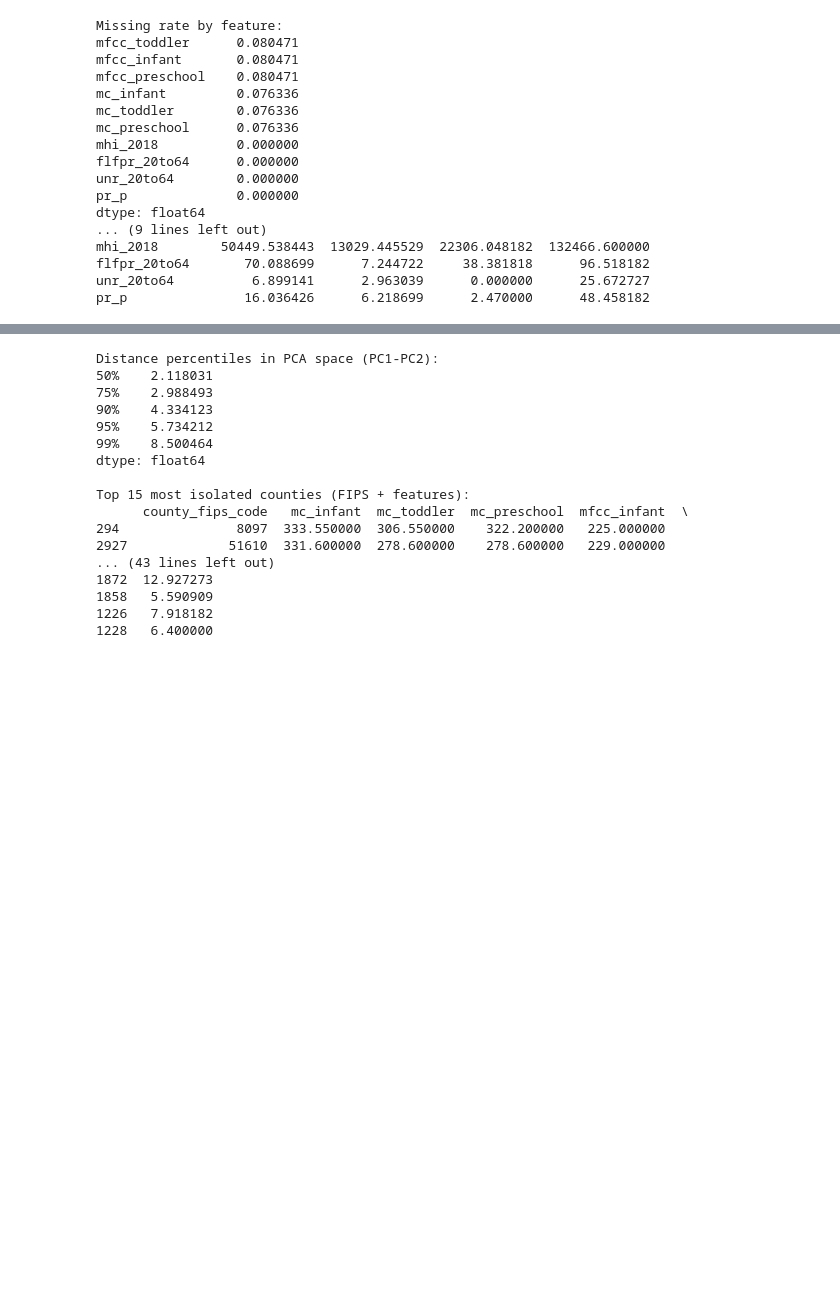
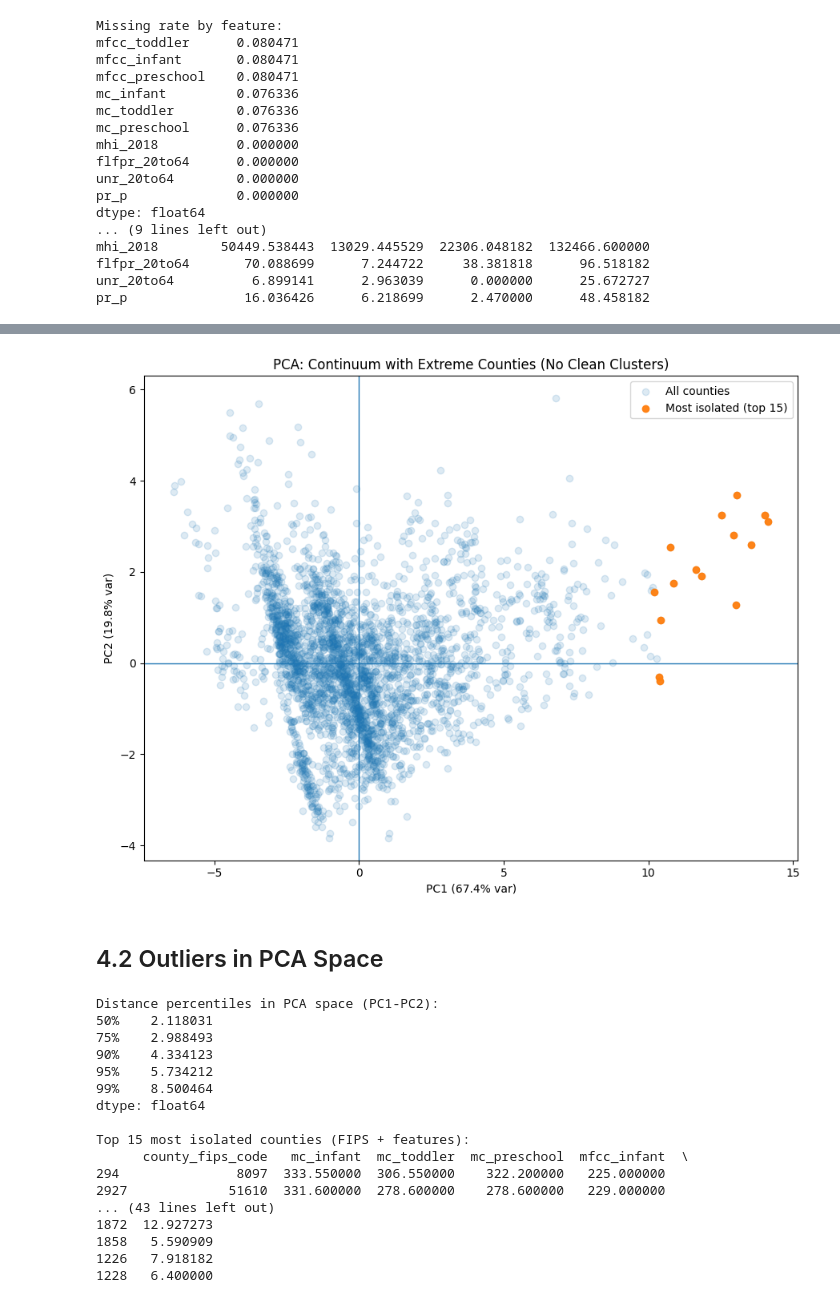
Before and after one commit to shonnvs-code/Team4-A1-BA820-Project, a Jupyter notebook: Kai_Tran_ProjectM2_Q1_BA820_Team_4_Childcare_Costs.ipynb, the cells around one changed output, grey strips where cells are left out. Saved outputs shown, nothing was run; the diff lists cells and outputs as text; code cells hidden in the pictures; blank space fills up the shorter version.

```diff
--- a/Kai_Tran_ProjectM2_Q1_BA820_Team_4_Childcare_Costs.ipynb
+++ b/Kai_Tran_ProjectM2_Q1_BA820_Team_4_Childcare_Costs.ipynb
@@ -332 +457,25 @@ After median imputation and standardization, principal component analysis (PCA)i
+# %%
+# Identify extreme / isolated counties
+pca_dist = np.sqrt(X_pca[:, 0]**2 + X_pca[:, 1]**2)
+top_k = 15
+top_idx = np.argsort(pca_dist)[-top_k:]
+
+# Plot extremes vs rest
+plt.figure(figsize=(9, 7))
+plt.scatter(X_pca[:, 0], X_pca[:, 1], alpha=0.15, label="All counties")
+plt.scatter(X_pca[top_idx, 0], X_pca[top_idx, 1], alpha=0.95, label=f"Most isolated (top {top_k})")
+
+plt.axhline(0, linewidth=1)
+plt.axvline(0, linewidth=1)
+
+plt.xlabel(f"PC1 ({explained[0]*100:.1f}% var)")
+plt.ylabel(f"PC2 ({explained[1]*100:.1f}% var)")
+plt.title("PCA: Continuum with Extreme Counties (No Clean Clusters)")
+plt.legend()
+plt.tight_layout()
+plt.show()
+# %% [output]
+[figure, added]
+# %% [markdown]
+## 4.2 Outliers in PCA Space
 # %%
```
Also changed, not shown: parts of 44 cells of this notebook.
